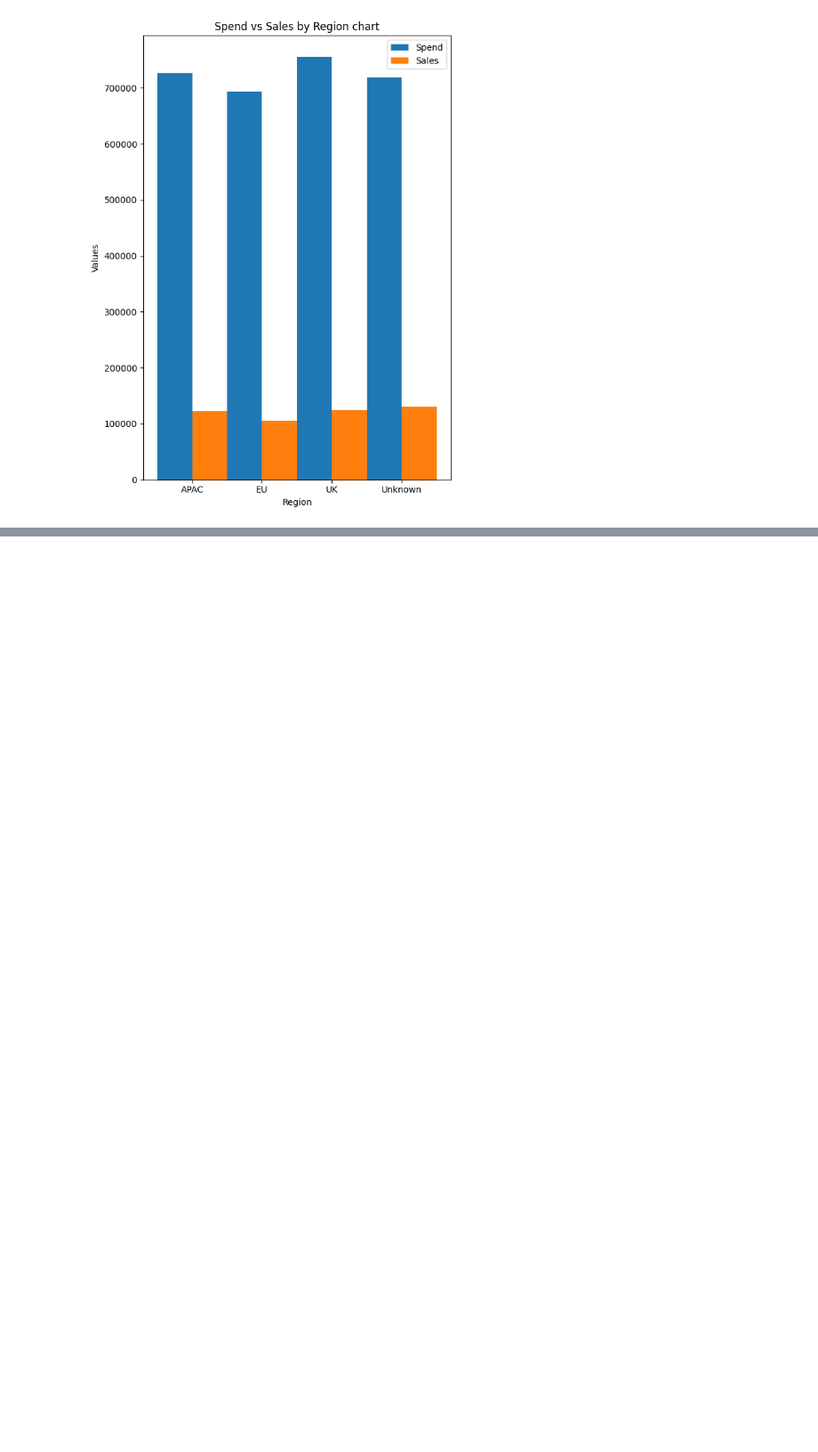
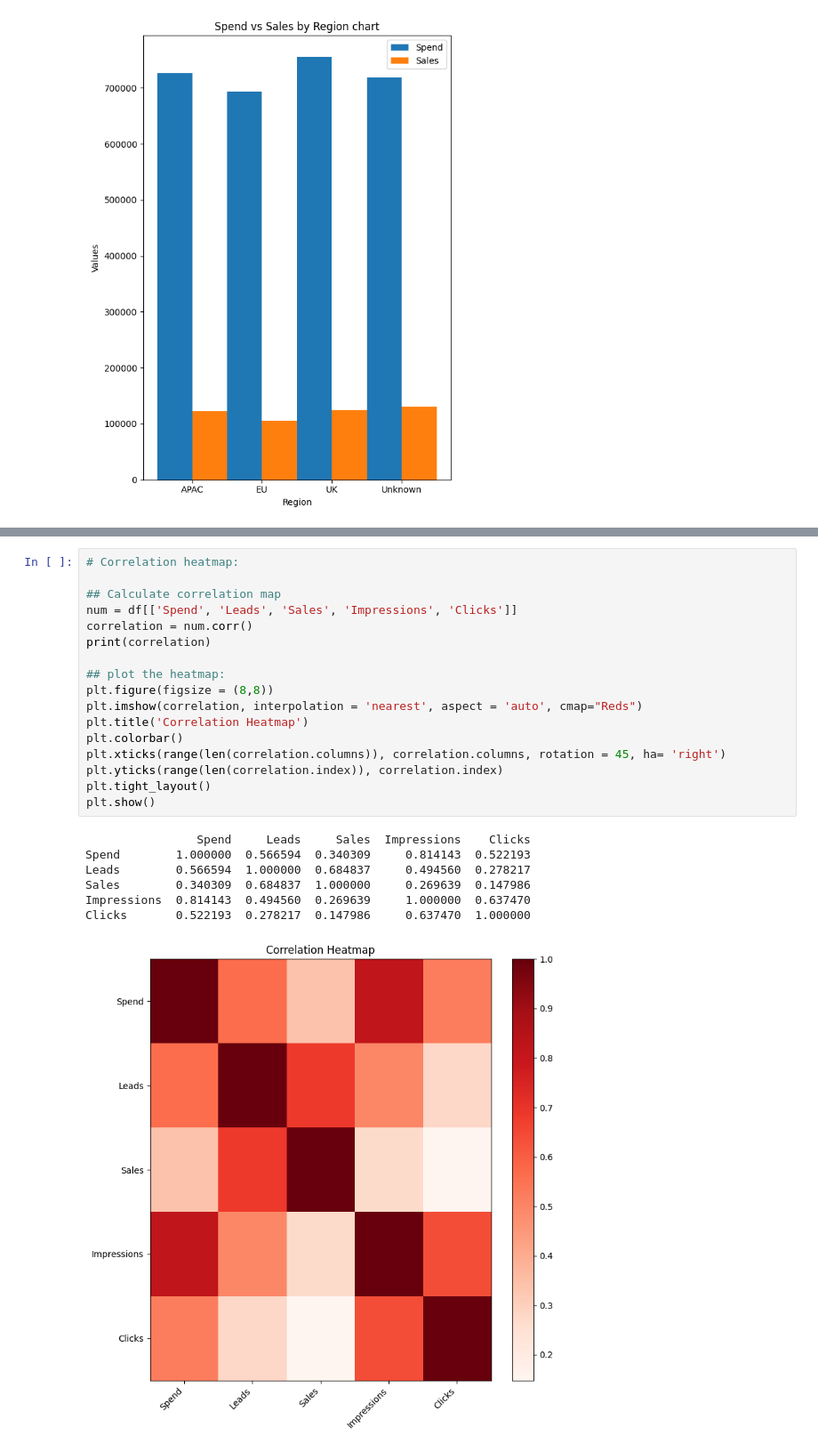
Before and after one commit to KrisrcQi/Programming_BA, a Jupyter notebook: Lab 3 Exploratory Data Analysis amp Visualization/Lab3_demostration.ipynb, the cells around one changed output, grey strips where cells are left out. Shown at 89% size. Saved outputs shown, nothing was run; the diff lists cells and outputs as text; blank space fills up the shorter version.

```diff
--- a/Lab 3 Exploratory Data Analysis amp Visualization/Lab3_demostration.ipynb
+++ b/Lab 3 Exploratory Data Analysis amp Visualization/Lab3_demostration.ipynb
@@ -107,0 +161,25 @@ plt.show()
+# %%
+# Correlation heatmap:
+
+## Calculate correlation map
+num = df[['Spend', 'Leads', 'Sales', 'Impressions', 'Clicks']]
+correlation = num.corr()
+print(correlation)
+
+## plot the heatmap:
+plt.figure(figsize = (8,8))
+plt.imshow(correlation, interpolation = 'nearest', aspect = 'auto', cmap="Reds")
+plt.title('Correlation Heatmap')
+plt.colorbar()
+plt.xticks(range(len(correlation.columns)), correlation.columns, rotation = 45, ha= 'right')
+plt.yticks(range(len(correlation.index)), correlation.index)
+plt.tight_layout()
+plt.show()
+# %% [output]
+                Spend     Leads     Sales  Impressions    Clicks
+Spend        1.000000  0.566594  0.340309     0.814143  0.522193
+Leads        0.566594  1.000000  0.684837     0.494560  0.278217
+Sales        0.340309  0.684837  1.000000     0.269639  0.147986
+Impressions  0.814143  0.494560  0.269639     1.000000  0.637470
+Clicks       0.522193  0.278217  0.147986     0.637470  1.000000
+[figure, added]
```
Also changed, not shown: parts of 9 cells of this notebook.
